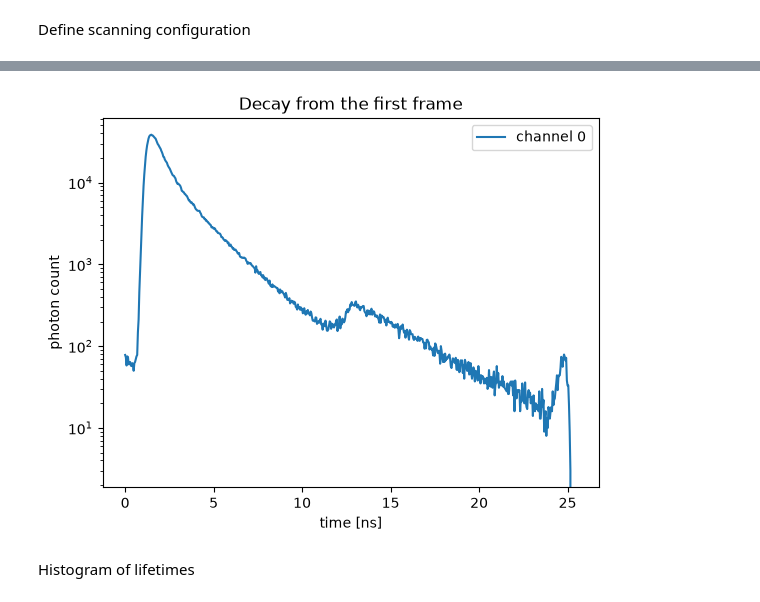
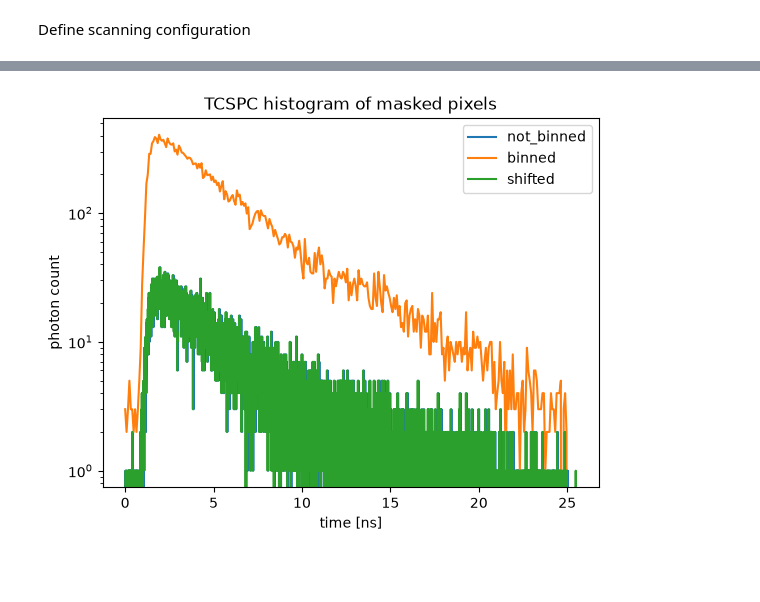
Before and after one commit to panekdal/tttrkit, a Jupyter notebook: examples/src/examples/histogram_binning.ipynb, the cells around one changed output, grey strips where cells are left out. Cells and saved outputs as stored; diff of their text form; code cells hidden in the pictures; blank space fills up the shorter version.

Commit message:
Binning histogram during reconstruction polished

```diff
--- a/examples/src/examples/histogram_binning.ipynb
+++ b/examples/src/examples/histogram_binning.ipynb
@@ -15,7 +14,7 @@ Read image acquired with mono-directional scan
 from tttrkit.ptuio.reader import TTTRReader
 
 
-reader = TTTRReader('../../data/MultiHarp150_2025-06-18_16-33-24.274_f1_ch1_accu1_px500.ptu')
+reader = TTTRReader('../../data/MultiHarp150_2025-07-09_17-16-49.326_500px_1accu_STAR488.ptu')
 for key, value in reader.header.tags.items():
     print(f'{key}: {value}')
 # %% [output]
@@ -62,7 +61,7 @@ from tttrkit.ptuio.reconstructor import ScanConfig, ImageReconstructor
 
 import numpy as np
 
-bin_factor = 8
+bin_factor = 16
 
 
 cfg = ScanConfig(
@@ -191 +82,17 @@ Now reconstruct with 8x binning
+# %%
+def random_boolean_mask(
+    x: int, y: int, n_true: int, rng: np.random.Generator | None = None
+) -> np.ndarray:
+    """Create a random boolean mask of shape (y, x) with exactly n_true True pixels."""
+    total = x * y
+    if not (0 <= n_true <= total):
+        raise ValueError(f"n_true must be between 0 and {total}")
+
+    if rng is None:
+        rng = np.random.default_rng()
+
+    mask = np.zeros(total, dtype=bool)
+    true_idx = rng.choice(total, size=n_true, replace=False)
+    mask[true_idx] = True
+    return mask.reshape(y, x)
 # %%
@@ -272,16 +236,28 @@ plt.show()
 # %%
-dtimes = result_binned.tcspc_channel.values * result_binned.tcspc_histogram_resolution.values * 1e9
+import matplotlib.pyplot as plt
 fig, ax = plt.subplots()
-ax.semilogy(dtimes,result_binned.tcspc_histogram.isel(frame=0,channel=0).values)
-# ax.semilogy(dtimes,result.tcspc_histogram.isel(frame=0,channel=1).values)
+ax.semilogy(
+    result.tcspc_time.values * 1e9,
+    decay[0],
+    label='not_binned',
+    )
+
+ax.semilogy(
+    result_binned.tcspc_time.values * 1e9,
+    decay_binned[0],
+    label='binned',
+    )
+
+ax.semilogy(
+    result.tcspc_time.values * 1e9,
+    decay_shifted[0],
+    label='shifted'
+)
+
 ax.set_xlabel('time [ns]')
 ax.set_ylabel('photon count')
-ax.legend({
-    'channel 0',
-    })
-plt.title("Decay from the first frame")
+ax.legend()
+plt.title("TCSPC histogram of masked pixels")
 plt.show()
 # %% [output]
-[figure, old version]
+[figure, new version]
-# %% [markdown]
-Histogram of lifetimes
```
Also changed, not shown: parts of 12 cells of this notebook, 3 other files.
